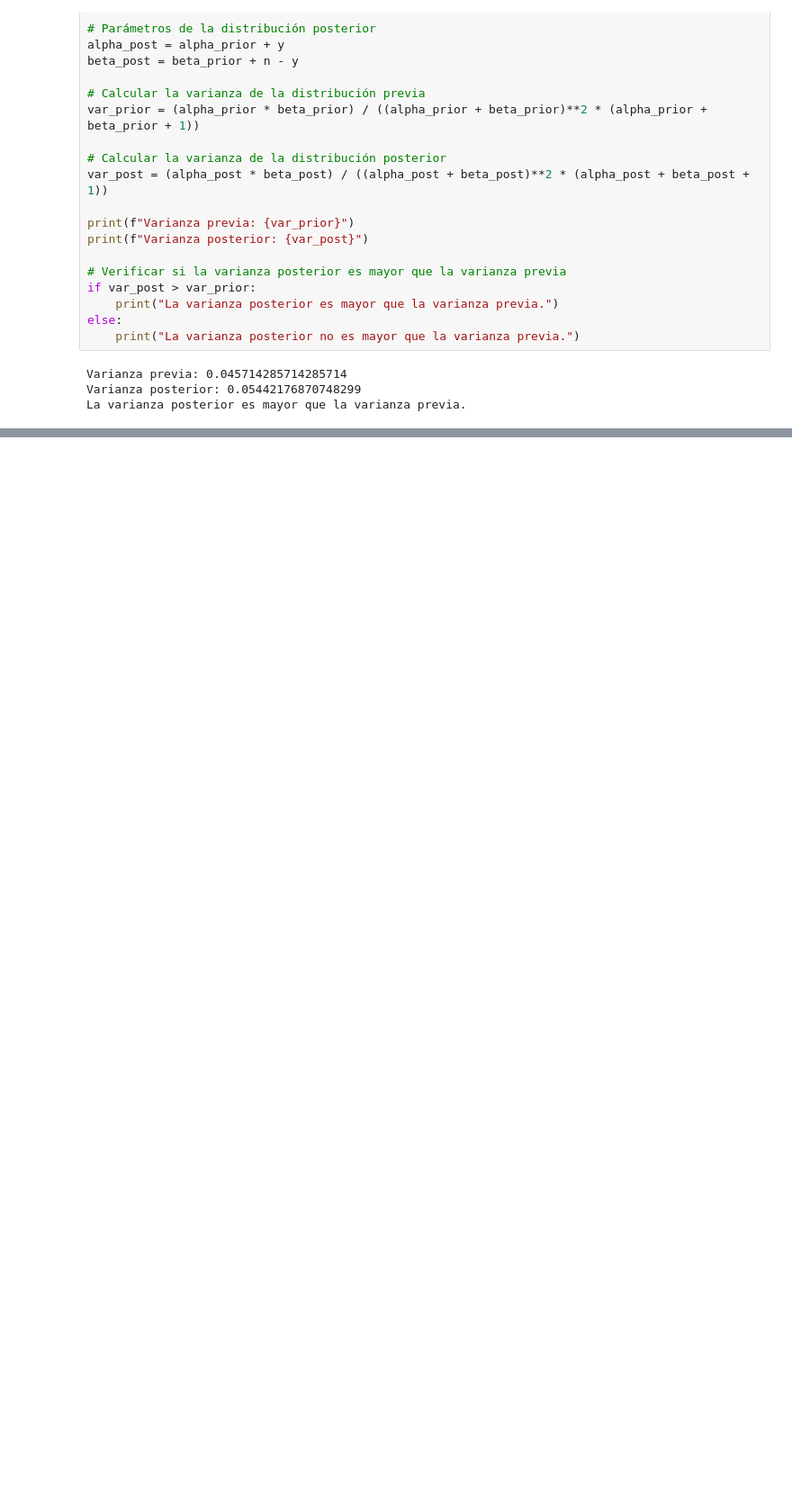
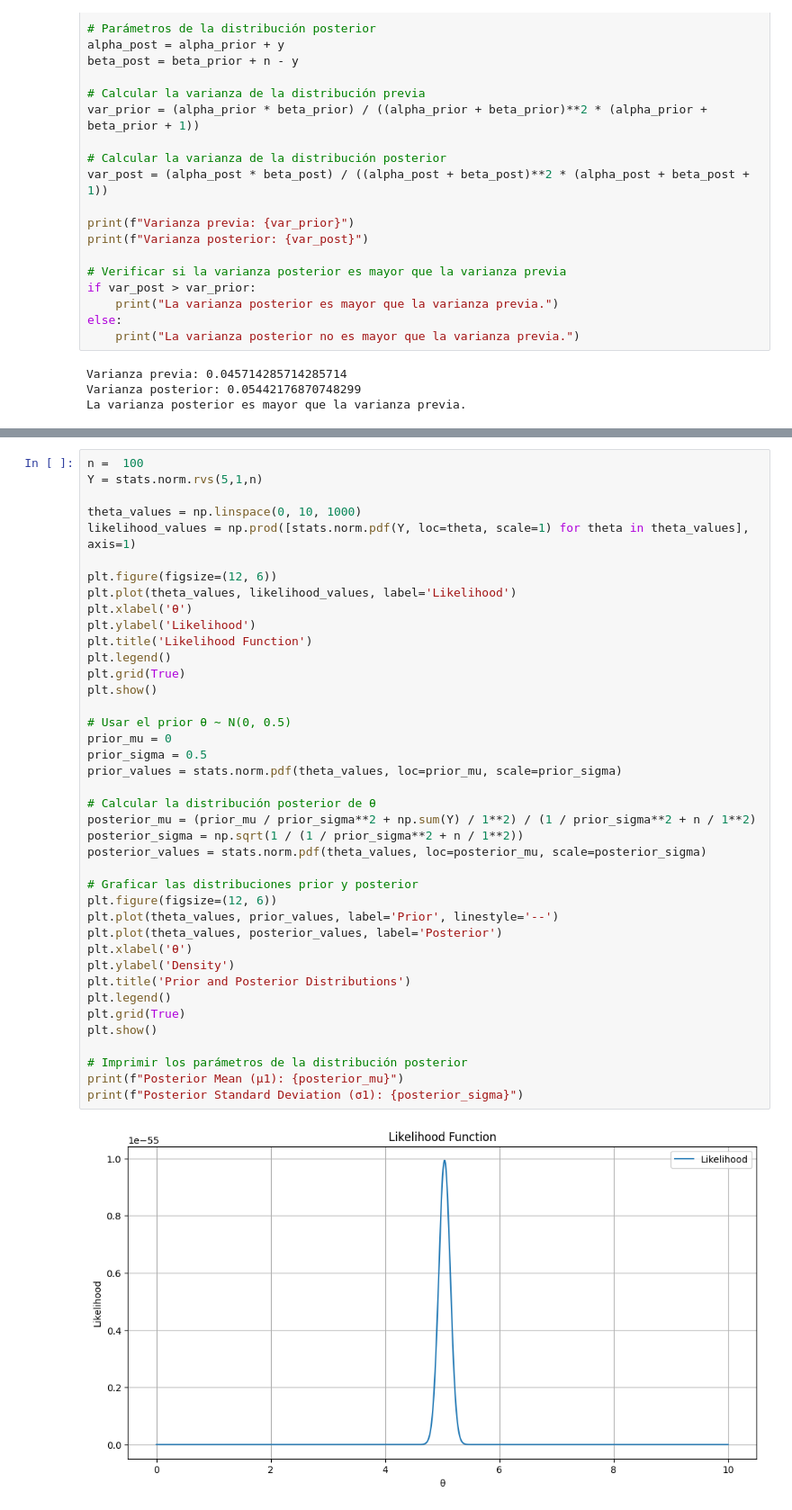
Before and after one commit to LuciaVazquez08/Estadistica-Inferencia, a Jupyter notebook: 2C 2024/GUIAS/GUIA 7.ipynb, the cells around one changed output, grey strips where cells are left out. Shown at 90% size. Drawn from its saved outputs; the diff is of its cells as text; blank space fills up the shorter version.

```diff
--- a/2C 2024/GUIAS/GUIA 7.ipynb
+++ b/2C 2024/GUIAS/GUIA 7.ipynb
@@ -161,0 +182,42 @@ La varianza posterior es mayor que la varianza previa.
+# %%
+n =  100
+Y = stats.norm.rvs(5,1,n)
+
+theta_values = np.linspace(0, 10, 1000)
+likelihood_values = np.prod([stats.norm.pdf(Y, loc=theta, scale=1) for theta in theta_values], axis=1)
+
+plt.figure(figsize=(12, 6))
+plt.plot(theta_values, likelihood_values, label='Likelihood')
+plt.xlabel('θ')
+plt.ylabel('Likelihood')
+plt.title('Likelihood Function')
+plt.legend()
+plt.grid(True)
+plt.show()
+
+# Usar el prior θ ∼ N(0, 0.5)
+prior_mu = 0
+prior_sigma = 0.5
+prior_values = stats.norm.pdf(theta_values, loc=prior_mu, scale=prior_sigma)
+
+# Calcular la distribución posterior de θ
+posterior_mu = (prior_mu / prior_sigma**2 + np.sum(Y) / 1**2) / (1 / prior_sigma**2 + n / 1**2)
+posterior_sigma = np.sqrt(1 / (1 / prior_sigma**2 + n / 1**2))
+posterior_values = stats.norm.pdf(theta_values, loc=posterior_mu, scale=posterior_sigma)
+
+# Graficar las distribuciones prior y posterior
+plt.figure(figsize=(12, 6))
+plt.plot(theta_values, prior_values, label='Prior', linestyle='--')
+plt.plot(theta_values, posterior_values, label='Posterior')
+plt.xlabel('θ')
+plt.ylabel('Density')
+plt.title('Prior and Posterior Distributions')
+plt.legend()
+plt.grid(True)
+plt.show()
+
+# Imprimir los parámetros de la distribución posterior
+print(f"Posterior Mean (μ1): {posterior_mu}")
+print(f"Posterior Standard Deviation (σ1): {posterior_sigma}")
+# %% [output]
+[figure, added]
```
Also changed, not shown: parts of 26 cells of this notebook, 22 other files.
